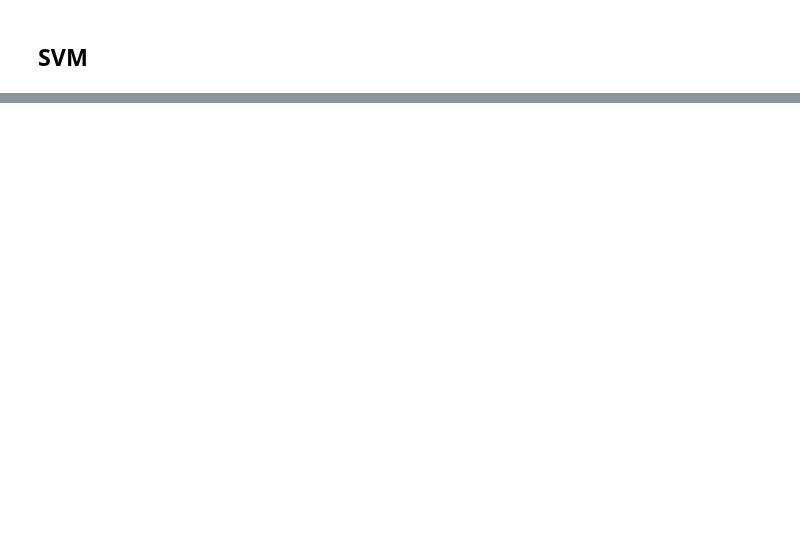
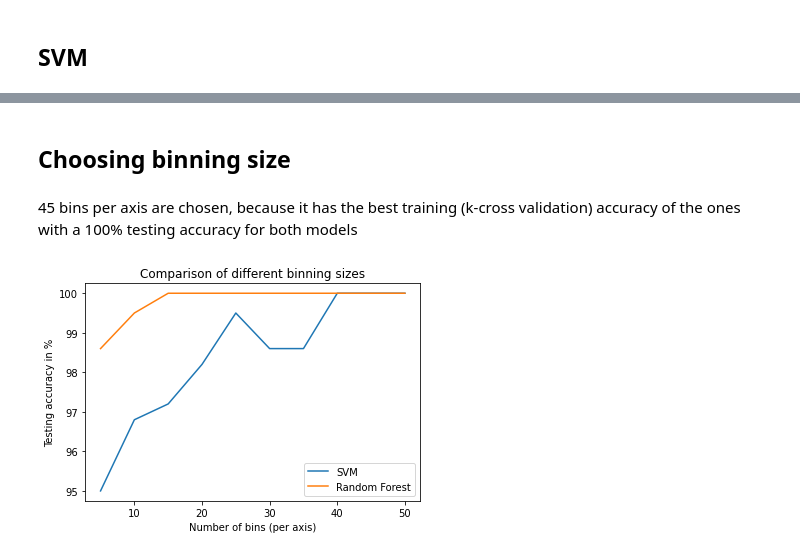
Before and after one commit to ray830305/CS522-Assignment-3, a Jupyter notebook: Assignment3.ipynb, the cells around one changed output, grey strips where cells are left out. Drawn from its saved outputs; the diff is of its cells as text; code cells hidden in the pictures; blank space fills up the shorter version.

```diff
--- a/Assignment3.ipynb
+++ b/Assignment3.ipynb
@@ -260,0 +283,20 @@ Testing Accuracy: 1.0
+# %% [markdown]
+## Choosing binning size
+# %% [markdown]
+45 bins per axis are chosen, because it has the best training (k-cross validation) accuracy of the ones with a 100% testing accuracy for both models
+# %%
+import matplotlib.pyplot as plt
+
+binning_size = [5, 10, 15, 20, 25, 30, 35, 40, 45, 50]
+results_rf = [98.6, 99.5, 100, 100, 100, 100, 100, 100, 100, 100]
+results_svm = [95.0, 96.8, 97.2, 98.2, 99.5, 98.6, 98.6, 100, 100, 100]
+
+plt.plot(binning_size, results_svm, label='SVM')
+plt.plot(binning_size, results_rf, label='Random Forest')
+plt.xlabel("Number of bins (per axis)")
+plt.ylabel("Testing accuracy in %")
+plt.title("Comparison of different binning sizes")
+plt.legend()
+plt.show()
+# %% [output]
+[figure, added]
```
Also changed, not shown: parts of 8 cells of this notebook.
